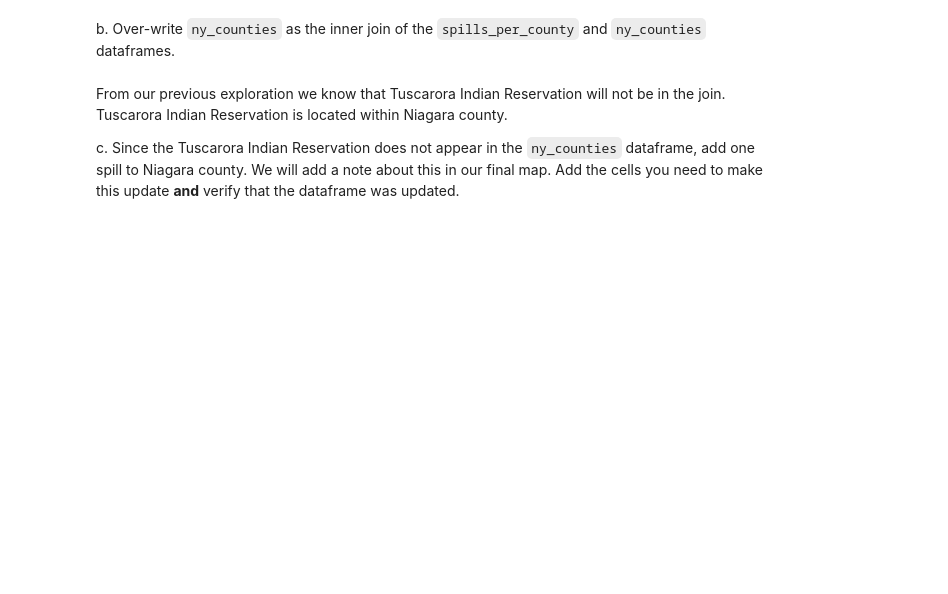
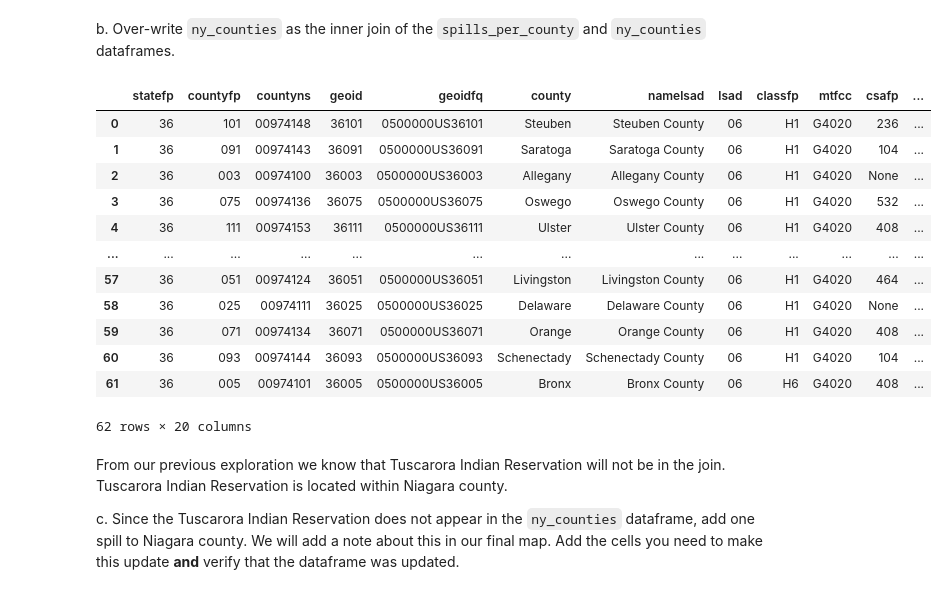
Before and after one commit to jaslynmiura/eds220-hwk3, a Jupyter notebook: hwk3-task1-spills.ipynb, the cells around one changed output. Saved outputs shown, nothing was run; the diff lists cells and outputs as text; code cells hidden in the pictures; blank space fills up the shorter version.

```diff
--- a/hwk3-task1-spills.ipynb
+++ b/hwk3-task1-spills.ipynb
@@ -257,7 +257,7 @@ You may add cells if needed.
 # %%
 spills_per_county = (petr_23.groupby('county')
                             .size()
-                            .reset_index(name = 'n_spills'))
+                            .reset_index(name = 'n_spills')).copy()
 spills_per_county
 # %% [output]
 |  | county | n_spills |
@@ -434,0 +498,2 @@ In the next cell, update 'St Lawrence' to 'St. Lawrence' in `spills_per_county`
+# %%
+spills_per_county.loc[50, 'county'] = 'St. Lawrence'
@@ -441,5 +528,26 @@ a. Use this cell to make any other updates needed for making an inner join of th
 # %% [markdown]
 b. Over-write `ny_counties` as the  inner join of the `spills_per_county` and `ny_counties` dataframes.
+# %%
+ny_counties = pd.merge(ny_counties,
+                           spills_per_county,
+                           how = 'inner', # keep rows with matches in both dataframes
+                           on = 'county')
+
+ny_counties
+# %% [output]
+|  | statefp | countyfp | countyns | geoid | geoidfq | county | namelsad | lsad | classfp | mtfcc | csafp | ... |
+| 0 | 36 | 101 | 00974148 | 36101 | 0500000US36101 | Steuben | Steuben County | 06 | H1 | G4020 | 236 | ... |
+| 1 | 36 | 091 | 00974143 | 36091 | 0500000US36091 | Saratoga | Saratoga County | 06 | H1 | G4020 | 104 | ... |
+| 2 | 36 | 003 | 00974100 | 36003 | 0500000US36003 | Allegany | Allegany County | 06 | H1 | G4020 | None | ... |
+| 3 | 36 | 075 | 00974136 | 36075 | 0500000US36075 | Oswego | Oswego County | 06 | H1 | G4020 | 532 | ... |
+| 4 | 36 | 111 | 00974153 | 36111 | 0500000US36111 | Ulster | Ulster County | 06 | H1 | G4020 | 408 | ... |
+| ... | ... | ... | ... | ... | ... | ... | ... | ... | ... | ... | ... | ... |
+| 57 | 36 | 051 | 00974124 | 36051 | 0500000US36051 | Livingston | Livingston County | 06 | H1 | G4020 | 464 | ... |
+| 58 | 36 | 025 | 00974111 | 36025 | 0500000US36025 | Delaware | Delaware County | 06 | H1 | G4020 | None | ... |
+| 59 | 36 | 071 | 00974134 | 36071 | 0500000US36071 | Orange | Orange County | 06 | H1 | G4020 | 408 | ... |
+| 60 | 36 | 093 | 00974144 | 36093 | 0500000US36093 | Schenectady | Schenectady County | 06 | H1 | G4020 | 104 | ... |
+| 61 | 36 | 005 | 00974101 | 36005 | 0500000US36005 | Bronx | Bronx County | 06 | H6 | G4020 | 408 | ... |
+62 rows × 20 columns
 # %% [markdown]
 
 From our previous exploration we know that Tuscarora Indian Reservation will not be in the join. Tuscarora Indian Reservation is located within Niagara county.
```
Also changed, not shown: parts of 16 cells of this notebook.
